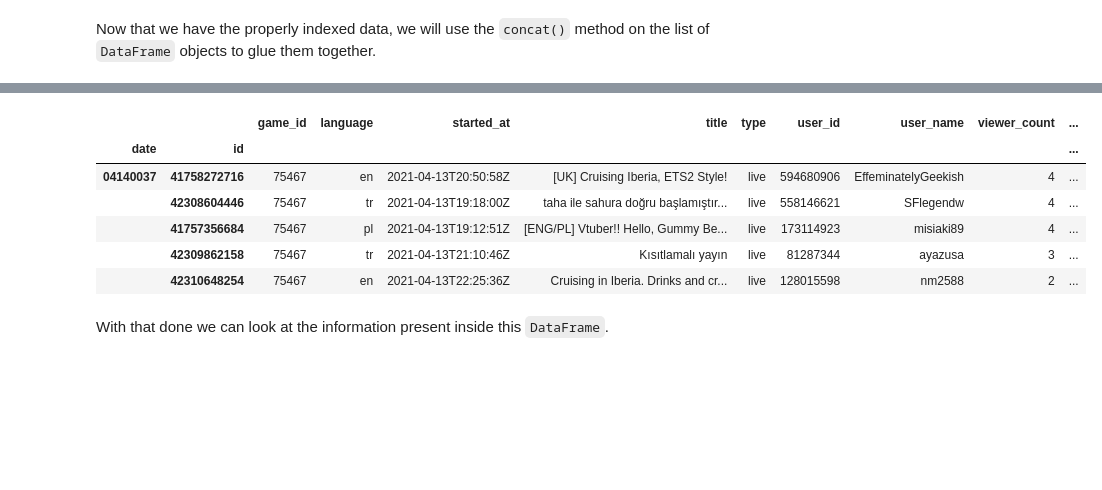
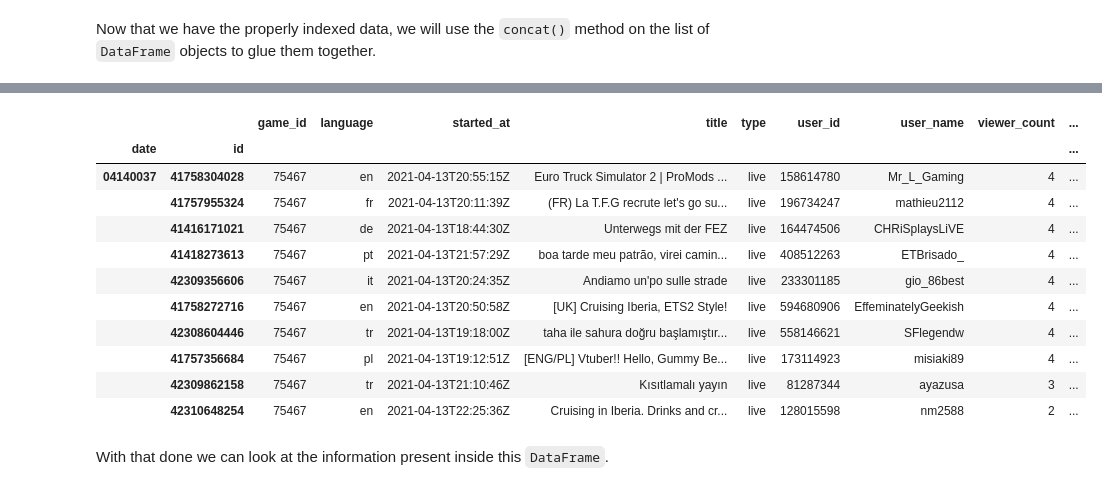
Before and after one commit to michaelbahchevanov/stream-me, a Jupyter notebook: EDA.ipynb, the cells around one changed output, grey strips where cells are left out. Drawn from its saved outputs; the diff is of its cells as text; code cells hidden in the pictures; blank space fills up the shorter version.

````diff
--- a/EDA.ipynb
+++ b/EDA.ipynb
@@ -26,6 +26,8 @@ This section aim to give an overview of the data and clean it up for visualizati
 Firstly, we need to load in _pandas_ and load all the live extracted files. They are in the form of a _.csv_.
 # %%
 import pandas as pd
+pd.set_option('display.max_columns', None)
+pd.set_option('display.max_rows', None)
 # %% [markdown]
 To begin with, we will import the _os_ module for file structure traversal. Alongside that, we will be initializing an empty list to store all the ```DataFrame``` objects from the _.csvs_. They will be extracted via the ```read_csv()``` method of _pandas_. The information was extracted from the <a href="https://dev.twitch.tv/" target="_blank">Twitch API</a>. Following that, we will look through all the files, extract the __timestamp__ (date) which is attached to the end of the file name. Then we will be creating the new ```date``` column with the __timestamp__ from the name. Lastly, we will append this ```DataFrame``` to our list.
 # %%
@@ -79,9 +96,14 @@ live_df.head()
 # %%
-live_df.tail()
+live_df.tail(10)
 # %% [output]
 |  |  | game_id | language | started_at | title | type | user_id | user_name | viewer_count | ... |
 | date | id |  |  |  |  |  |  |  |  | ... |
-| 04140037 | 41758272716 | 75467 | en | 2021-04-13T20:50:58Z | [UK] Cruising Iberia, ETS2 Style! | live | 594680906 | EffeminatelyGeekish | 4 | ... |
+| 04140037 | 41758304028 | 75467 | en | 2021-04-13T20:55:15Z | Euro Truck Simulator 2 | ProMods ... | live | 158614780 | Mr_L_Gaming | 4 | ... |
+|  | 41757955324 | 75467 | fr | 2021-04-13T20:11:39Z | (FR) La T.F.G recrute let's go su... | live | 196734247 | mathieu2112 | 4 | ... |
+|  | 41416171021 | 75467 | de | 2021-04-13T18:44:30Z | Unterwegs mit der FEZ | live | 164474506 | CHRiSplaysLiVE | 4 | ... |
+|  | 41418273613 | 75467 | pt | 2021-04-13T21:57:29Z | boa tarde meu patrão, virei camin... | live | 408512263 | ETBrisado_ | 4 | ... |
+|  | 42309356606 | 75467 | it | 2021-04-13T20:24:35Z | Andiamo un'po sulle strade | live | 233301185 | gio_86best | 4 | ... |
+|  | 41758272716 | 75467 | en | 2021-04-13T20:50:58Z | [UK] Cruising Iberia, ETS2 Style! | live | 594680906 | EffeminatelyGeekish | 4 | ... |
 |  | 42308604446 | 75467 | tr | 2021-04-13T19:18:00Z | taha ile sahura doğru başlamıştır... | live | 558146621 | SFlegendw | 4 | ... |
 |  | 41757356684 | 75467 | pl | 2021-04-13T19:12:51Z | [ENG/PL] Vtuber!! Hello, Gummy Be... | live | 173114923 | misiaki89 | 4 | ... |
 |  | 42309862158 | 75467 | tr | 2021-04-13T21:10:46Z | Kısıtlamalı yayın | live | 81287344 | ayazusa | 3 | ... |
````
Also changed, not shown: parts of 34 cells of this notebook.
